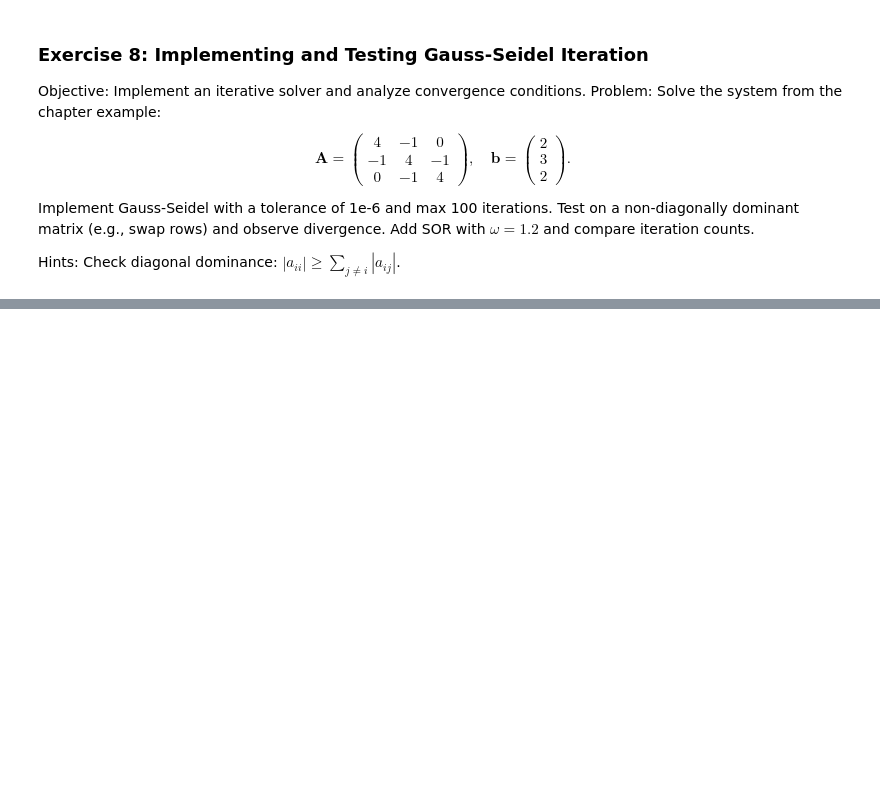
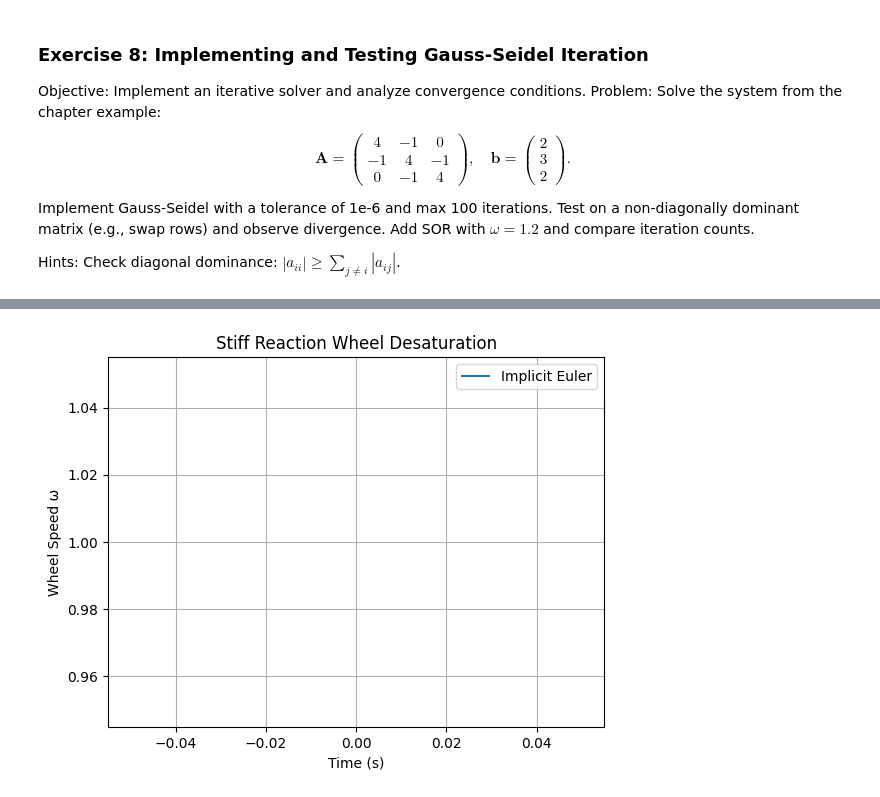
Before and after one commit to Leibniz-IWT/comp_eng, a Jupyter notebook: notebooks/06_tutorials-simulation.ipynb, the cells around one changed output, grey strips where cells are left out. Drawn from its saved outputs; the diff is of its cells as text; code cells hidden in the pictures; blank space fills up the shorter version.

```diff
--- a/notebooks/06_tutorials-simulation.ipynb
+++ b/notebooks/06_tutorials-simulation.ipynb
@@ -257,0 +310,34 @@ Hints: Check diagonal dominance: $|a_{ii}| \geq \sum_{j \neq i} |a_{ij}|$.
+# %%
+from scipy.optimize import fsolve
+
+# ODE: dω/dt = -50 ω + u(t)
+def u(t):
+    return 10 if t < 0.2 else 0
+
+def dωdt(t, ω):
+    return -50 * ω + u(t)
+
+# Implicit Euler loop (dt=0.05, unstable for forward)
+ω = 1.0
+t = 0.0
+t_f = 1.0
+dt = 0.005  # Play with lower values
+t_values = [t]
+ω_values = [ω]
+while t < t_f:
+    pass
+    t += dt
+    # Implement implicit Euler step using fsolve
+
+# Plot (add forward Euler for comparison, expect oscillations)
+plt.plot(t_values, ω_values, label='Implicit Euler')
+plt.xlabel('Time (s)')
+plt.ylabel('Wheel Speed ω')
+plt.title('Stiff Reaction Wheel Desaturation')
+plt.legend()
+plt.grid()
+plt.show()
+
+# TODO: Compute Jacobian eigenvalue; test dt=0.1.
+# %% [output]
+[figure, added]
```
Also changed, not shown: parts of 11 cells of this notebook.
